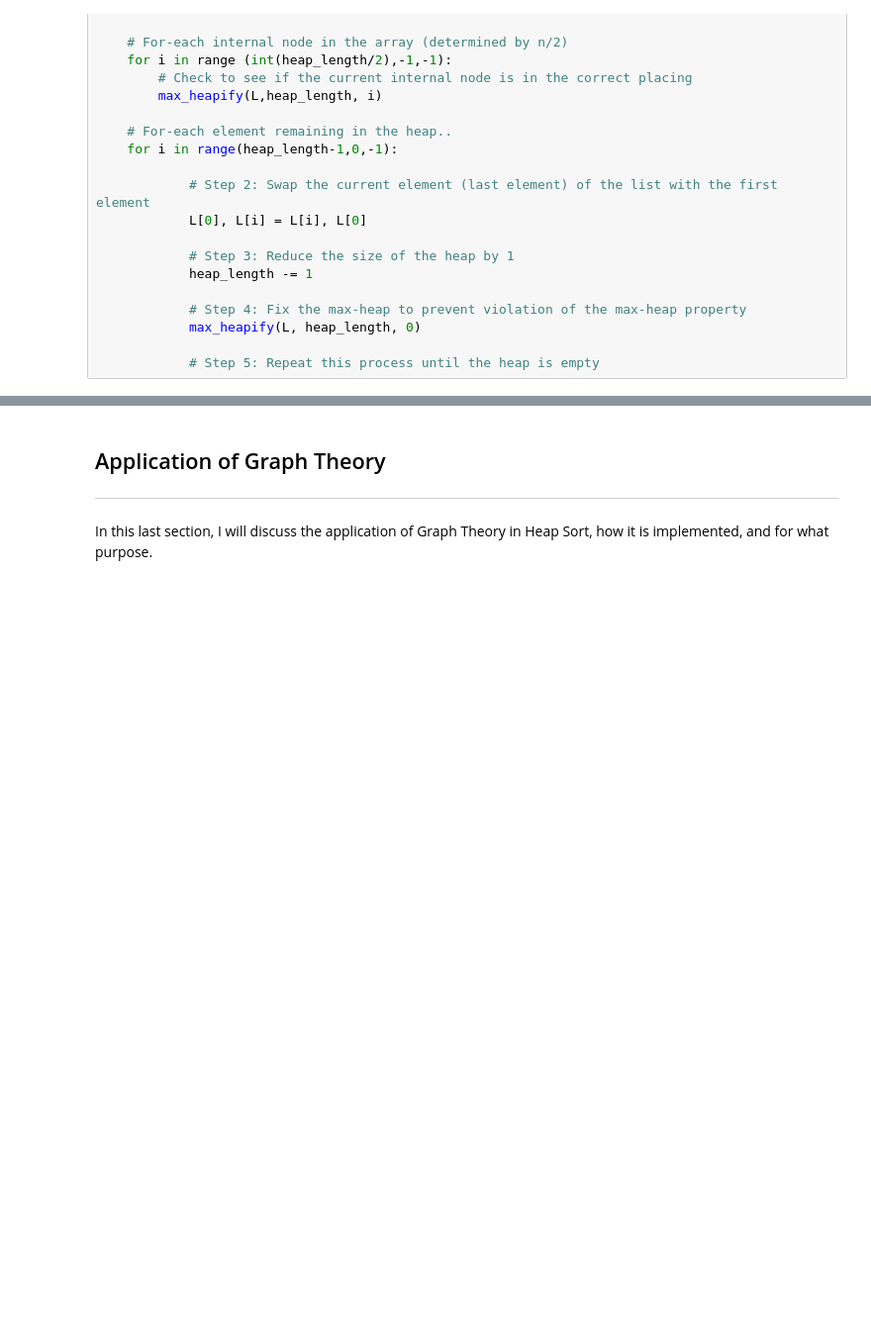
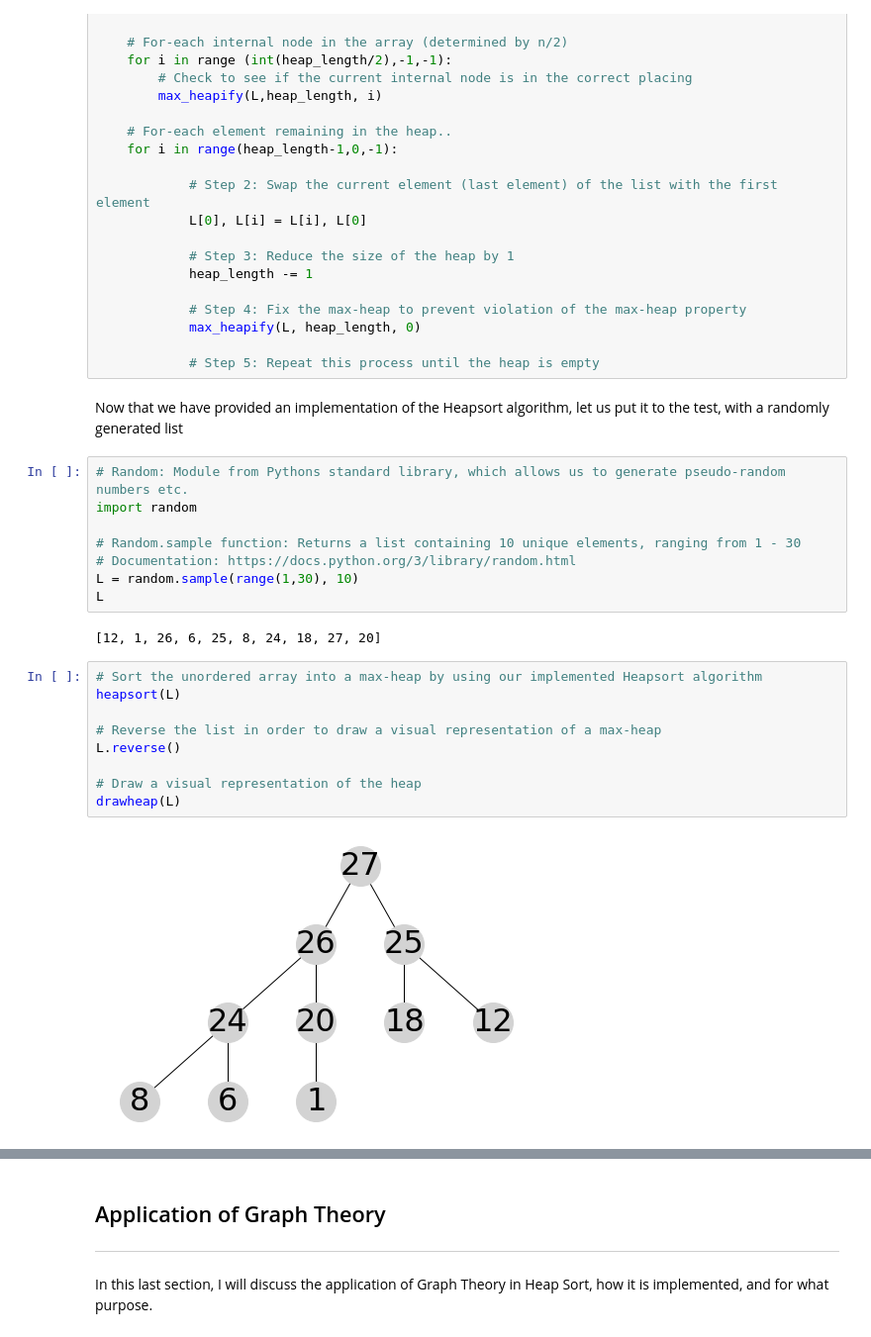
Before and after one commit to shanemcdonagh/Graph-Theory-Assessment, a Jupyter notebook: heap-sort.ipynb, the cells around one changed output, grey strips where cells are left out. Shown at 99% size. Saved outputs shown, nothing was run; the diff lists cells and outputs as text; blank space fills up the shorter version.

Commit message:
Displayed my implementation of the Heapsort algorithm in action and began explaining computational complexity

```diff
--- a/heap-sort.ipynb
+++ b/heap-sort.ipynb
@@ -275,6 +275,29 @@ def heapsort(L):
             max_heapify(L, heap_length, 0)
 
             # Step 5: Repeat this process until the heap is empty
+# %% [markdown]
+Now that we have provided an implementation of the Heapsort algorithm, let us put it to the test, with a randomly generated list
+# %%
+# Random: Module from Pythons standard library, which allows us to generate pseudo-random numbers etc.
+import random
+
+# Random.sample function: Returns a list containing 10 unique elements, ranging from 1 - 30
+# Documentation: https://docs.python.org/3/library/random.html
+L = random.sample(range(1,30), 10)
+L
+# %% [output]
+[12, 1, 26, 6, 25, 8, 24, 18, 27, 20]
+# %%
+# Sort the unordered array into a max-heap by using our implemented Heapsort algorithm
+heapsort(L)
+
+# Reverse the list in order to draw a visual representation of a max-heap
+L.reverse()
+
+# Draw a visual representation of the heap
+drawheap(L)
+# %% [output]
+[figure, added]
 # %% [markdown]
 ## Computational Complexity
 ***
```
Also changed, not shown: parts of 3 cells of this notebook.
